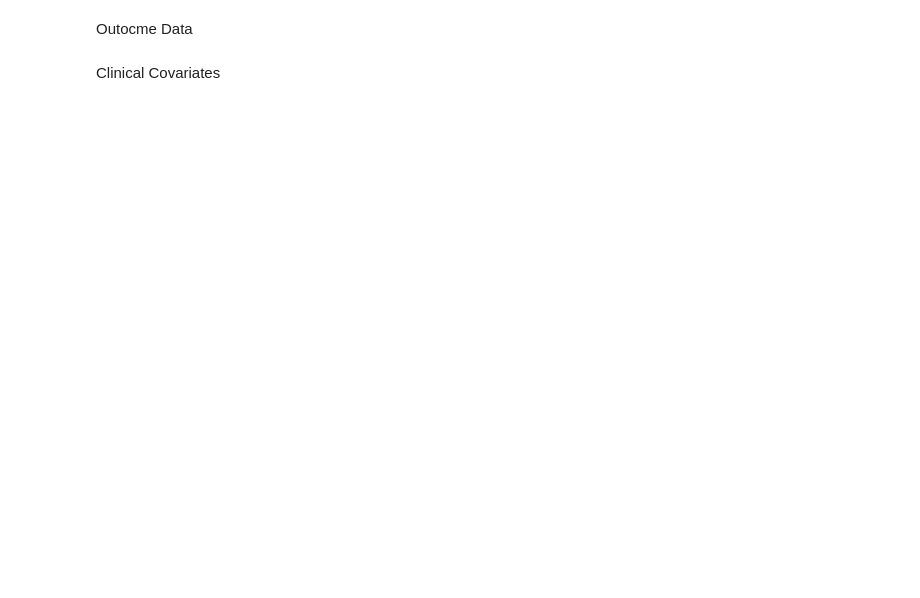
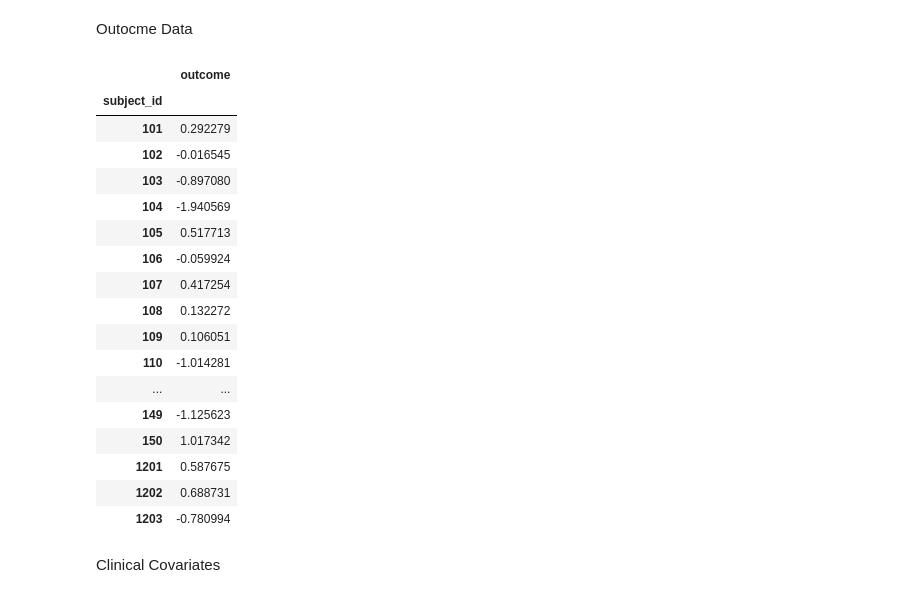
Before and after one commit to Calvinwhow/Research, a Jupyter notebook: nimlab/notebooks/neuroimaging_notebooks/server_submission_notebooks/submit_multiprocessed_voxelwise_analysis.ipynb, the cells around one changed output. Saved outputs shown, nothing was run; the diff lists cells and outputs as text; code cells hidden in the pictures; blank space fills up the shorter version.

```diff
--- a/nimlab/notebooks/neuroimaging_notebooks/server_submission_notebooks/submit_multiprocessed_voxelwise_analysis.ipynb
+++ b/nimlab/notebooks/neuroimaging_notebooks/server_submission_notebooks/submit_multiprocessed_voxelwise_analysis.ipynb
@@ -68,27 +51,48 @@ Outocme Data
 # %%
 subject_column = 'Patient # CDR, ADAS'
 outcome_column = '% Change from baseline (ADAS-Cog11)'
 #----------------------------------------------------------------DO NOT MODIFY--------------------------------------------------------
 outcomes_df = pd.DataFrame()
 outcomes_df['outcome'] = data_df.loc[:, [outcome_column]]
 
 #Standardize the data
 from sklearn.preprocessing import StandardScaler
 scaler = StandardScaler()
 outcomes_df.iloc[:,:] = scaler.fit_transform(outcomes_df.iloc[:,:])
 
 
 outcomes_df['subject_id'] = data_df.loc[:, [subject_column]]
 # outcomes_df['subject_id'] = [id.split('_')[0] for id in data_df[subject_column].to_list()] #<------------------------problem code. must generalize to extract subject id better
 outcomes_df.set_index('subject_id', inplace=True)
 
 # data_df = data_df.set_index('Patient # CDR, ADAS')
 # data_df['subject_id'] = data_df.index
 # data_df['outcome'] = data_df
 
 # Convert the 'subject_id' column to strings for each DataFrame
 outcomes_df.index = outcomes_df.index.astype(str)
+
+outcomes_df = preprocess_colnames_for_regression(outcomes_df)
 display(outcomes_df)
+# %% [output]
+|  | outcome |
+| subject_id |  |
+| 101 | 0.292279 |
+| 102 | -0.016545 |
+| 103 | -0.897080 |
+| 104 | -1.940569 |
+| 105 | 0.517713 |
+| 106 | -0.059924 |
+| 107 | 0.417254 |
+| 108 | 0.132272 |
+| 109 | 0.106051 |
+| 110 | -1.014281 |
+| ... | ... |
+| 149 | -1.125623 |
+| 150 | 1.017342 |
+| 1201 | 0.587675 |
+| 1202 | 0.688731 |
+| 1203 | -0.780994 |
 # %% [markdown]
 Clinical Covariates
 # %%
```
Also changed, not shown: parts of 14 cells of this notebook, 4 other files.
